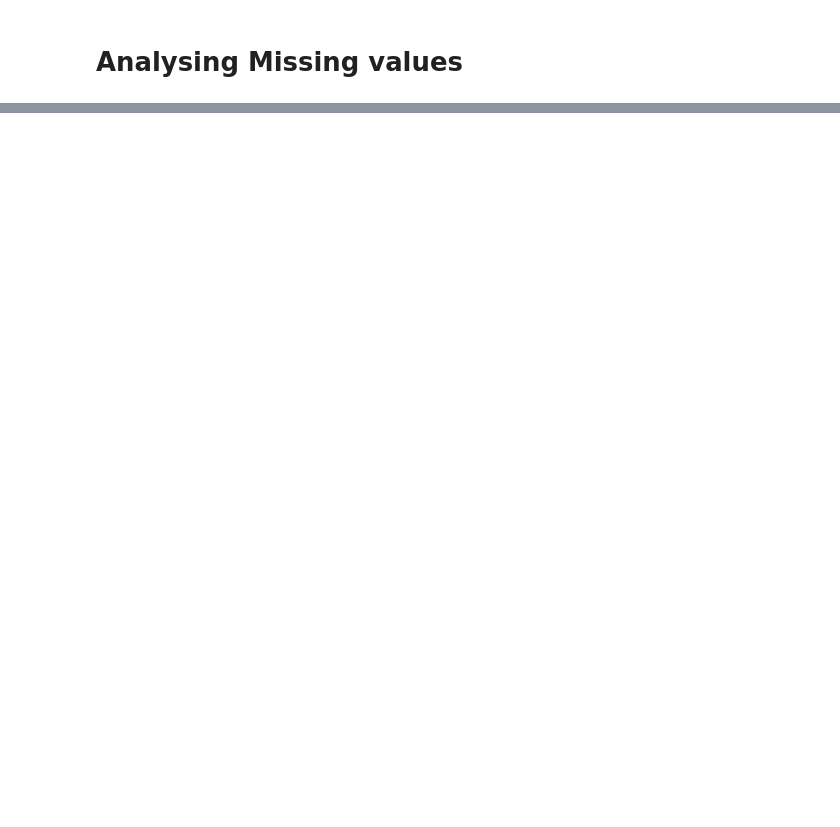
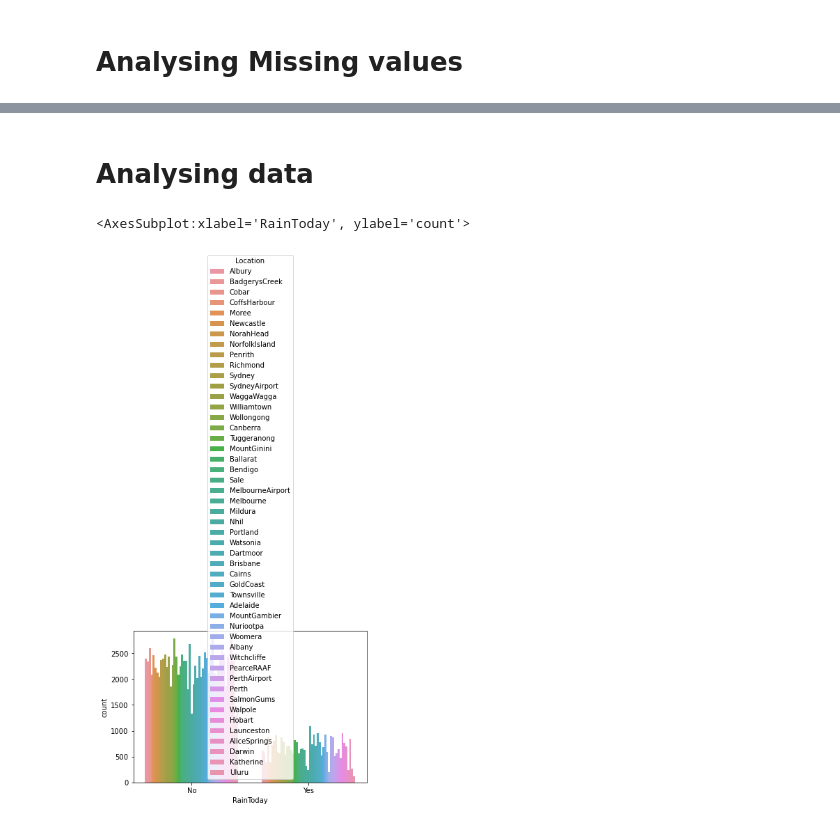
Before and after one commit to maheshi98/IT19212982_IT19174990_IT19145280, a Jupyter notebook: LogisticReg.ipynb, the cells around one changed output, grey strips where cells are left out. Cells and saved outputs as stored; diff of their text form; code cells hidden in the pictures; blank space fills up the shorter version.

```diff
--- a/LogisticReg.ipynb
+++ b/LogisticReg.ipynb
@@ -88,0 +91,7 @@ dtype: int64
+# %% [markdown]
+# Analysing data
+# %%
+sns.countplot(x = "RainToday" , hue = "Location" , data = weatherData)
+# %% [output]
+<AxesSubplot:xlabel='RainToday', ylabel='count'>
+[figure, added]
```
Also changed, not shown: parts of 13 cells of this notebook.
